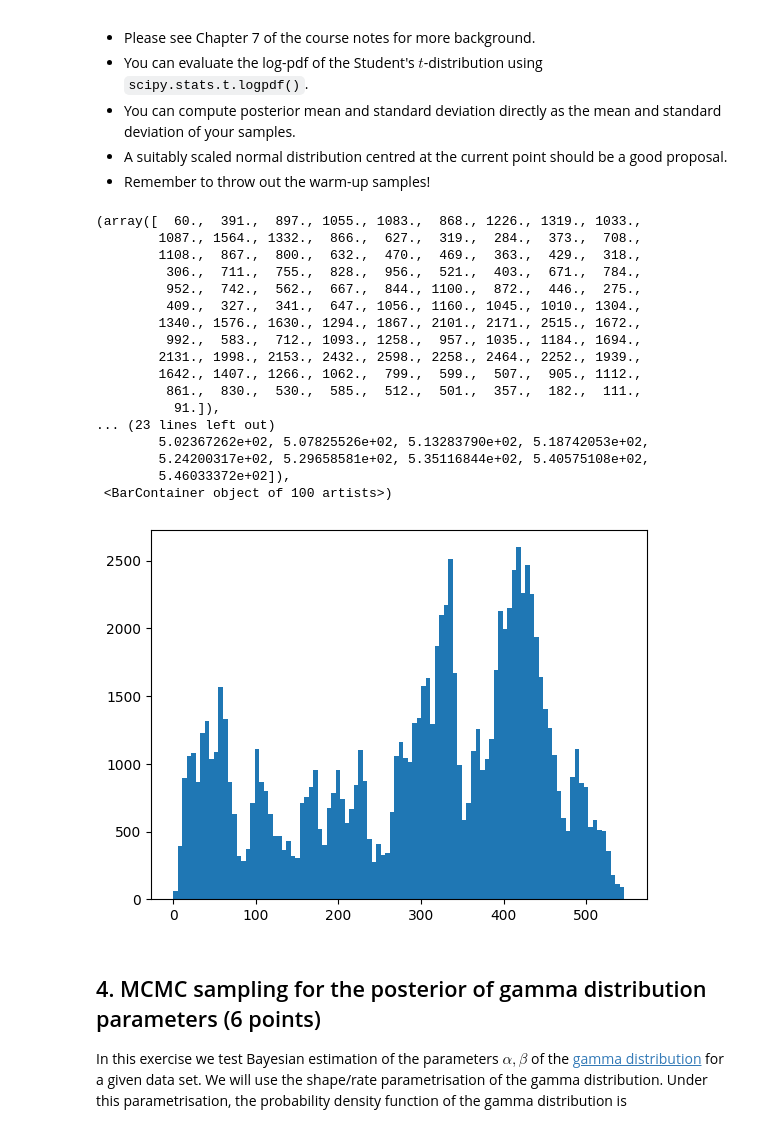
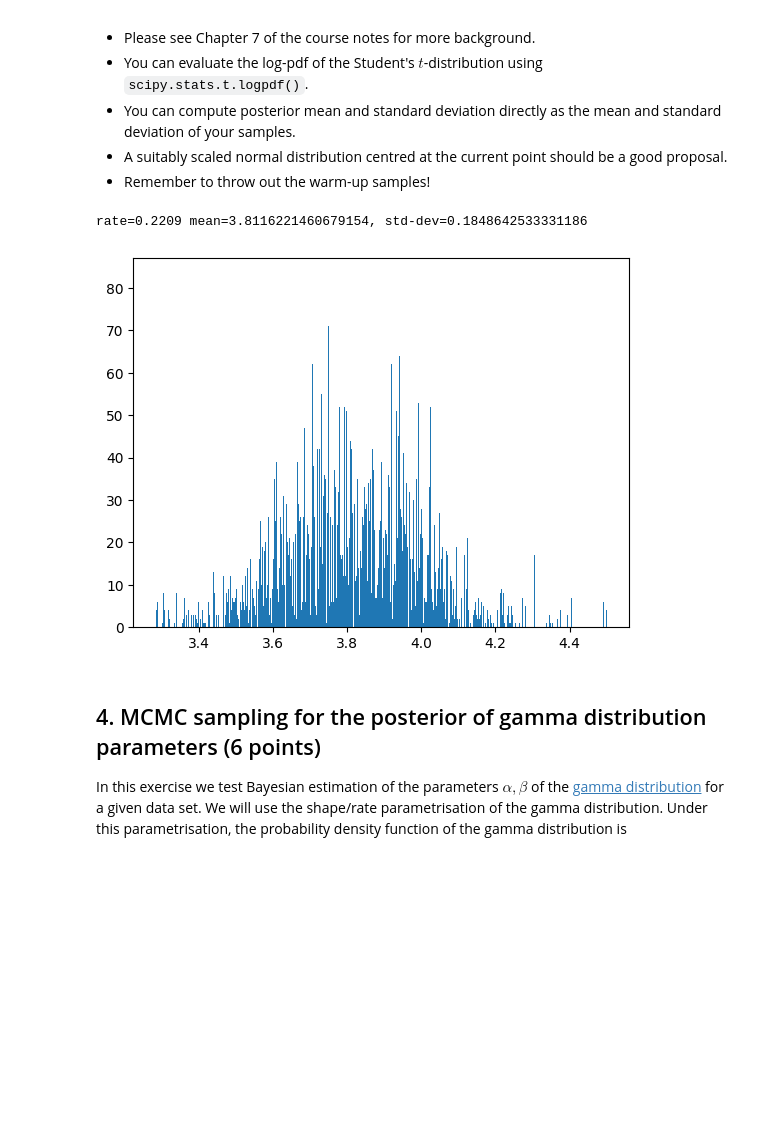
Before and after one commit to alexjilkin/comp-stats, a Jupyter notebook: Week3/Week 3 exercises.ipynb, the cells around one changed output. Cells and saved outputs as stored; diff of their text form; code cells hidden in the pictures; blank space fills up the shorter version.

```diff
--- a/Week3/Week 3 exercises.ipynb
+++ b/Week3/Week 3 exercises.ipynb
@@ -166,53 +166,44 @@ The require tolerance is $\pm 0.03$.
 # %%
 import numpy as np
 import numpy.random as npr
 from scipy import stats
 import pandas as pd
 
 data = pd.read_csv('https://raw.githubusercontent.com/lacerbi/compstats-files/main/data/toydata2.txt', sep='\t', header=None)
 data = data.values
 data = np.array(data[:,0])
 
-def p(x):
-    return stats.norm.pdf(x, 0, 1)
+def prior(mu):
+    return stats.norm.pdf(mu, 0, 1)
 def p(x_i, mu):
-    return stats.t.logpdf(x, df=5, loc=mu, scale=1)
+    return stats.t.logpdf(x_i, df=5, loc=mu)
 
 def P(X, mu):
-    return np.sum(p(X, mu))
+    # Include prior
+    return np.sum(p(X, mu)) + np.log(prior(mu))
 
 samples = []
-theta_i = 0
+mu_i = 0
 accepted_count = 0
-for _ in range(10**6):
-    theta_i_plus_1 = np.random.normal(theta_i, 1)
-    A = np.min([1, P(data, theta_i_plus_1) / P(data, theta_i)])
+N = 10**5
+
+for _ in range(N):
+    mu_i_plus_1 = np.random.normal(mu_i, 1)
+
+    A = np.min([1, np.exp(P(data, mu_i_plus_1) - P(data, mu_i))])
     if np.random.uniform() < A:
-        theta_i = theta_i_plus_1
+        mu_i = mu_i_plus_1
         accepted_count += 1
 
-    samples.append(theta_i)
+    samples.append(mu_i)
 
-plt.hist(samples, bins=1000)
+# Throw away warmup samples
+samples = np.array(samples[N//2:])
+plt.hist(samples, bins=500)
+print(f'rate={accepted_count / N} mean={np.mean(samples)}, std-dev={np.std(samples)}')
 # %% [output]
-(array([  60.,  391.,  897., 1055., 1083.,  868., 1226., 1319., 1033.,
-        1087., 1564., 1332.,  866.,  627.,  319.,  284.,  373.,  708.,
-        1108.,  867.,  800.,  632.,  470.,  469.,  363.,  429.,  318.,
-         306.,  711.,  755.,  828.,  956.,  521.,  403.,  671.,  784.,
-         952.,  742.,  562.,  667.,  844., 1100.,  872.,  446.,  275.,
-         409.,  327.,  341.,  647., 1056., 1160., 1045., 1010., 1304.,
-        1340., 1576., 1630., 1294., 1867., 2101., 2171., 2515., 1672.,
-         992.,  583.,  712., 1093., 1258.,  957., 1035., 1184., 1694.,
-        2131., 1998., 2153., 2432., 2598., 2258., 2464., 2252., 1939.,
-        1642., 1407., 1266., 1062.,  799.,  599.,  507.,  905., 1112.,
-         861.,  830.,  530.,  585.,  512.,  501.,  357.,  182.,  111.,
-          91.]),
-... (23 lines left out)
-        5.02367262e+02, 5.07825526e+02, 5.13283790e+02, 5.18742053e+02,
-        5.24200317e+02, 5.29658581e+02, 5.35116844e+02, 5.40575108e+02,
-        5.46033372e+02]),
- <BarContainer object of 100 artists>)
+rate=0.2209 mean=3.8116221460679154, std-dev=0.1848642533331186
-[figure, old version]
+[figure, new version]
 # %% [markdown]
 ## 4. MCMC sampling for the posterior of gamma distribution parameters (6 points)
 
```
Also changed, not shown: parts of 2 cells of this notebook.
